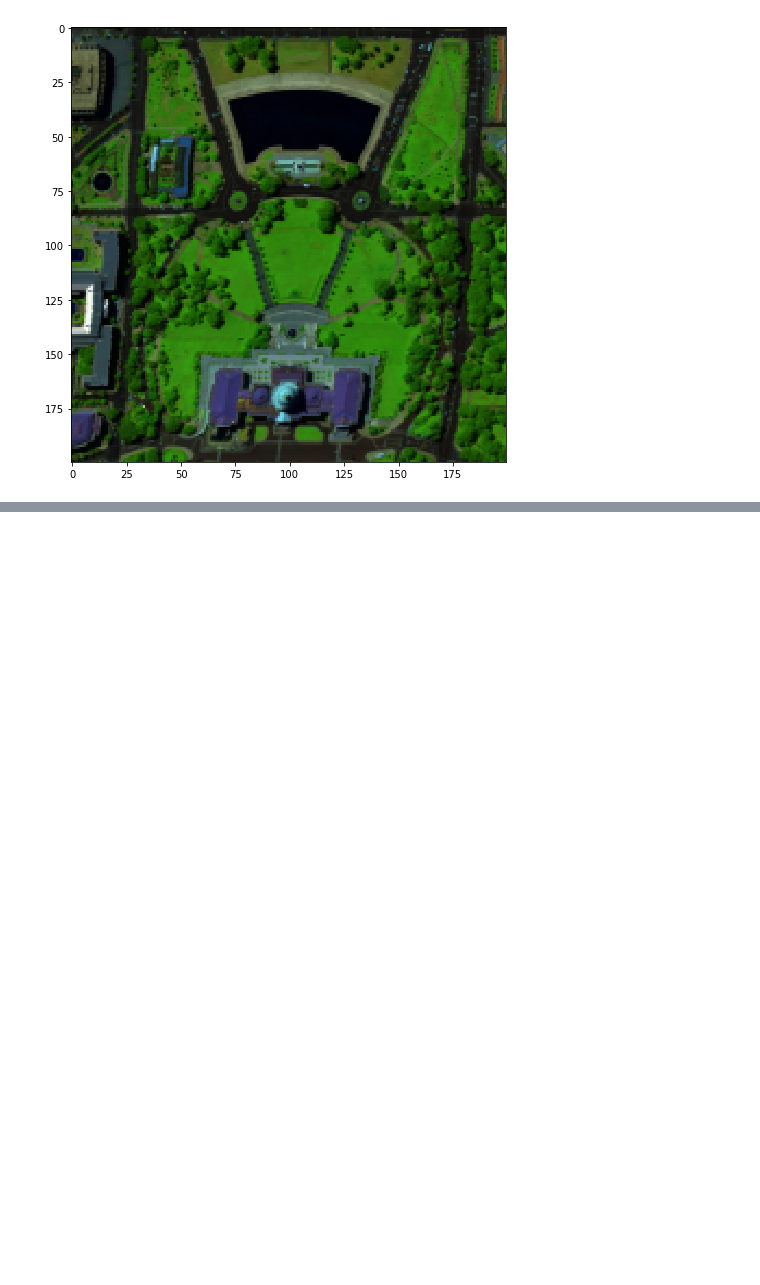
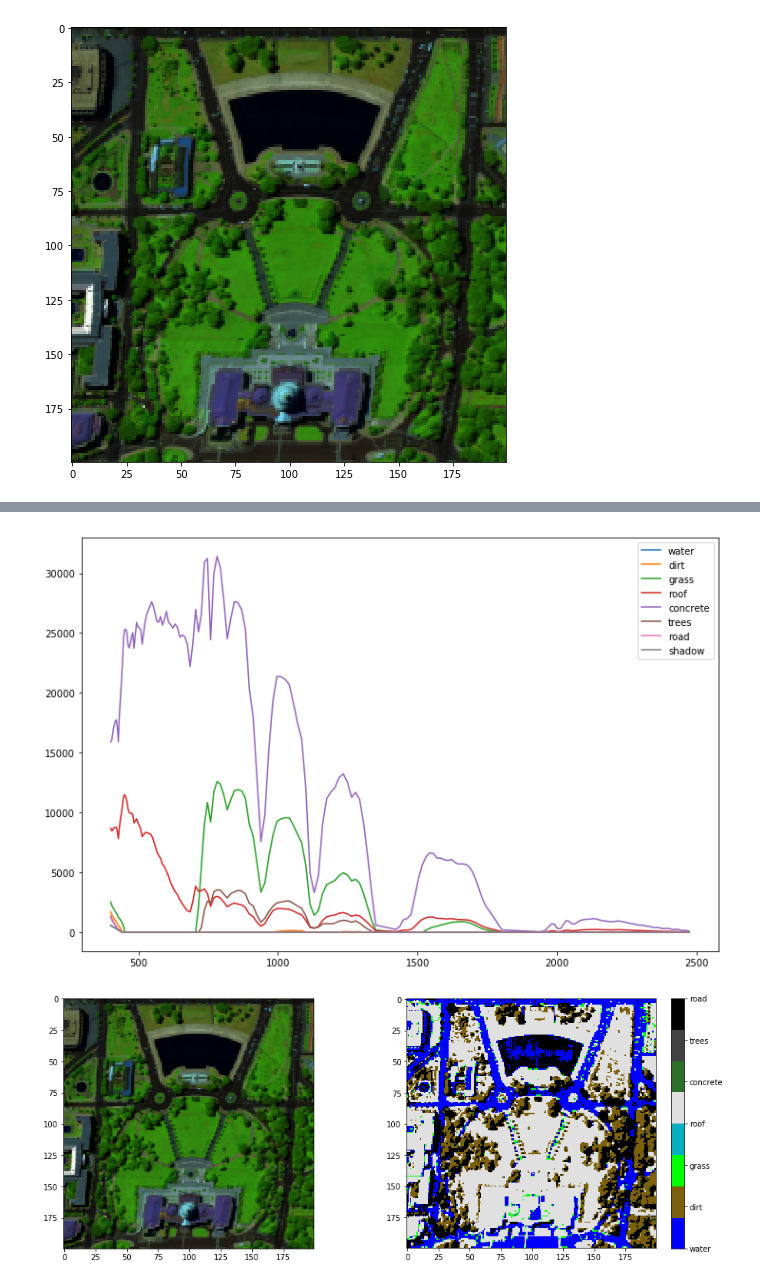
Before and after one commit to fred3m/hyperspectral, a Jupyter notebook: washington_dc-entropy.ipynb, the cells around one changed output, grey strips where cells are left out. Saved outputs shown, nothing was run; the diff lists cells and outputs as text; code cells hidden in the pictures; blank space fills up the shorter version.

```diff
--- a/washington_dc-entropy.ipynb
+++ b/washington_dc-entropy.ipynb
@@ -87,16 +87,12 @@ def prox_entropy(X, step):
     return X
 
 points = dc.ref_points
-
-A0,S0 = dc.init_nmf(data, img_shape, points)
+A0,S0 = dc.init_nmf(subset, img_shape, points, spectra)
 Ls = [[None], [np.ones((1,S0.shape[0])), np.identity(S0.shape[0])]]
 
 prox_A = proxmin.operators.prox_plus
 prox_g = [[proxmin.operators.prox_id],[dc.prox_ones, prox_entropy]]
 # %%
-#A, S = nmf.nmf(data, A0, S0, prox_A, prox_S, max_iter=300)
-#A, S = nmf.nmf(data, A0, S0, prox_A, max_iter=300, l1_thresh=1000, Ls=Ls, proxs_g=prox_g)
-#A, S = nmf.nmf(data, A0, S0, prox_A, max_iter=1000, Ls=Ls, proxs_g=prox_g, l0_thresh=.1)
-A, S = nmf.nmf(data, A0, S0, prox_A, max_iter=100, Ls=Ls, proxs_g=prox_g, steps_g=[[None],[None, None]])
-#A, S = nmf.nmf(data, A0, S0, prox_A, prox_entropy, max_iter=1000, Ls=Ls, proxs_g=prox_g)
+A, S = nmf.nmf(subset, A0, S0, prox_A, max_iter=100, Ls=Ls, proxs_g=prox_g, steps_g=[[None],[None, None]])
+#A, S = nmf.nmf(subset, A0, S0, prox_A, prox_S, max_iter=1000, Ls=Ls, proxs_g=prox_g)
 # %% [output]
@@ -115,18 +101,0 @@ plt.show()
-# %%
-color_cycle = plt.rcParams['axes.prop_cycle'].by_key()['color']
-
-for idx, (obj,(x,y)) in enumerate(points.items()):
-    spec = get_point_spec(x, y, data)
-    fig = plt.figure(figsize=(16,8))
-    ax1 = fig.add_subplot(1,2,1)
-    ax1.set_title(obj, color=color_cycle[idx])
-    ax2 = fig.add_subplot(2,2,2)
-    ax3 = fig.add_subplot(2,2,4)
-    ax2.set_title(obj)
-    img = S[idx].reshape(img_shape)
-    img_plot = ax1.imshow(img, cmap="Greys_r")
-    fig.colorbar(img_plot, ax=ax1)
-    ax2.plot(wavelength, A[:,idx], color=color_cycle[idx])
-    ax3.plot(wavelength, spec, color=color_cycle[idx], alpha=.6)
-    ax3.set_title("pixel data")
-    plt.show()
@@ -141,0 +102,7 @@ for idx, (obj,(x,y)) in enumerate(points.items()):
+# %%
+dc.plot_spectra(wavelength, A, points)
+dc.compare_likelihood(subset, img_shape, S, points, figsize=(16,6))
+dc.plot_objects(subset, A, S, img_shape, points, spectra, wavelength=wavelength)
+# %% [output]
+[figure, added]
+[figure, added]
```
Also changed, not shown: parts of 5 cells of this notebook, 2 other files.
